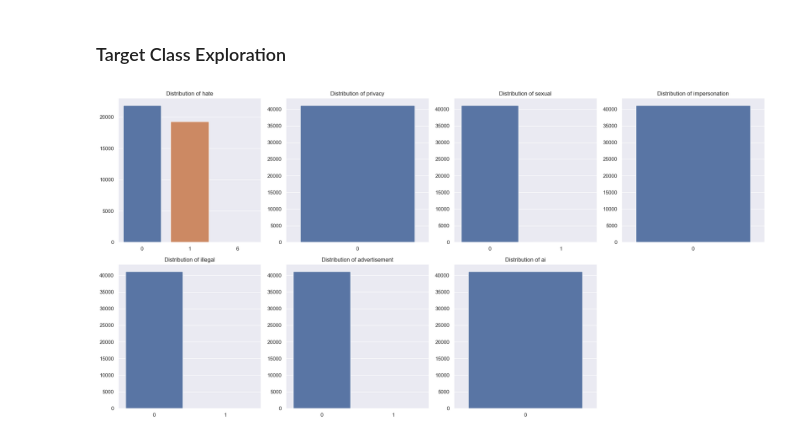
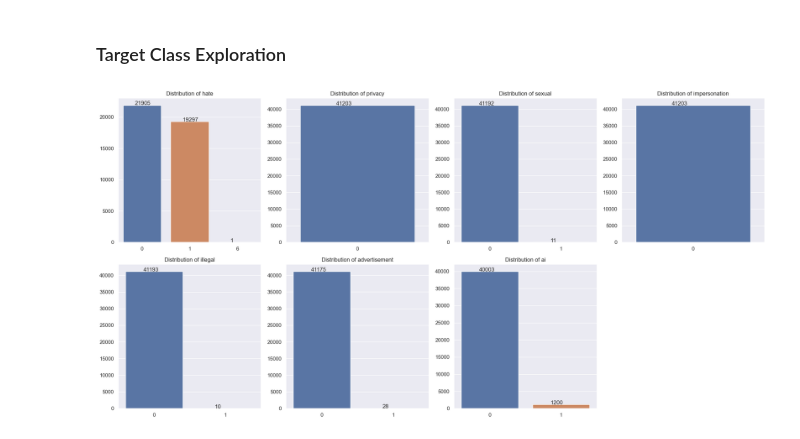
Before and after one commit to edologgerbird/PowerText, a Jupyter notebook: data_eda.ipynb, the cells around one changed output. Cells and saved outputs as stored; diff of their text form; code cells hidden in the pictures.

Commit message:
plot for targets

```diff
--- a/data_eda.ipynb
+++ b/data_eda.ipynb
@@ -40,17 +40,21 @@ df
 # %%
 # Plotting the distribution of the target variables
 
 fig, axes = plt.subplots(2, 4, figsize=(20, 10))
 for i, ax in enumerate(axes.flatten()):
     if i < 7:
         sns.countplot(data=df, x=TARGET_VARS[i], ax=ax)
         ax.set_title(f'Distribution of {TARGET_VARS[i]}')
         ax.set_xlabel('')
         ax.set_ylabel('')
+        # add counts to the bars
+        for p in ax.patches:
+            ax.annotate(f'{int(p.get_height())}', (p.get_x()+0.25, p.get_height()+13))
+
     else:
         ax.axis('off')
 
 plt.tight_layout()
 plt.show()
 # %% [output]
-[figure, old version]
+[figure, new version]
```
